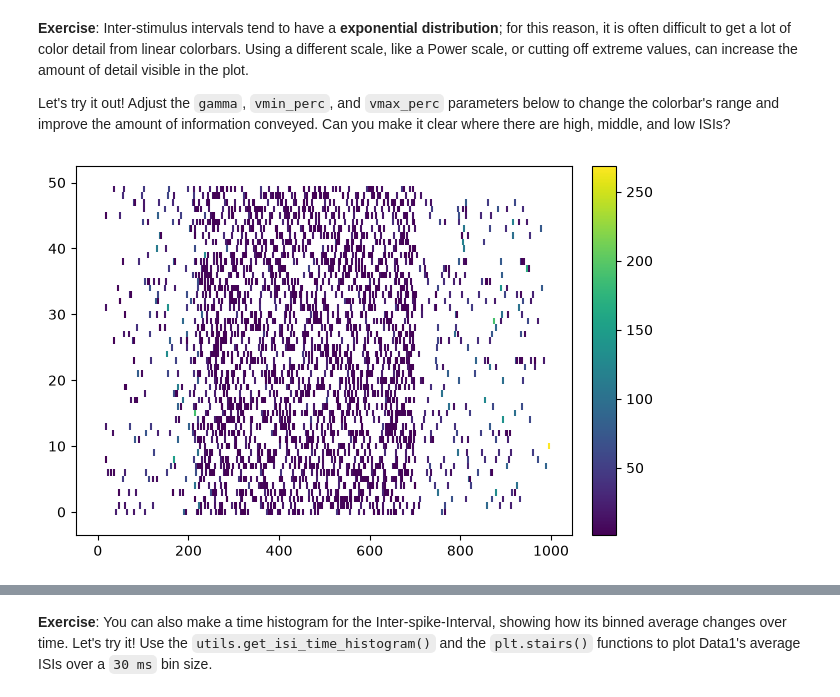
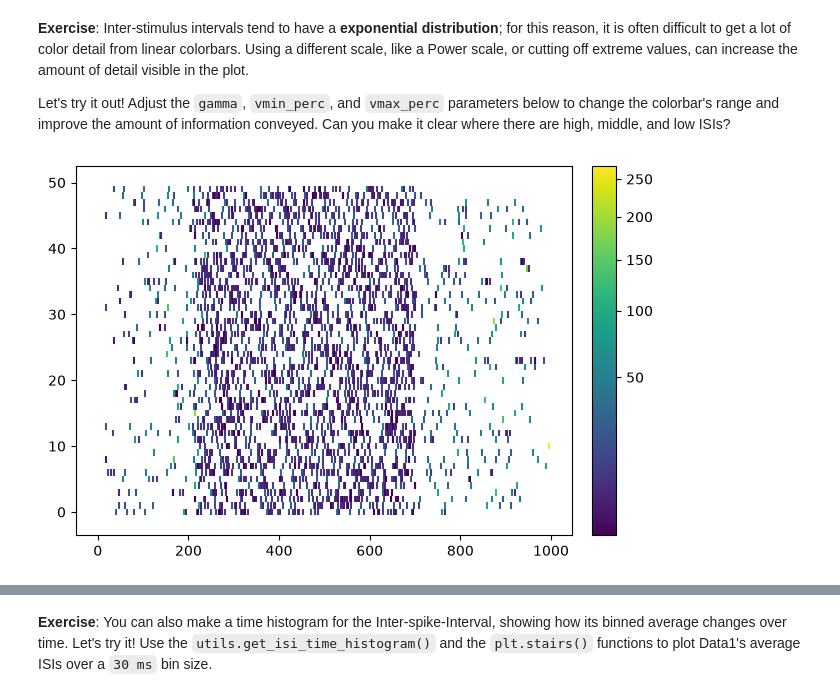
Before and after one commit to neurodidi/ANDA-Day1-Spike-Train-Correlations, a Jupyter notebook: 02_cross_correlations/02_cross_correlations.ipynb, the cells around one changed output, grey strips where cells are left out. Drawn from its saved outputs; the diff is of its cells as text; code cells hidden in the pictures.

```diff
--- a/02_cross_correlations/02_cross_correlations.ipynb
+++ b/02_cross_correlations/02_cross_correlations.ipynb
@@ -222,3 +222,8 @@ plt.eventplot(spike_times[0]);
 [figure]
 # %% [markdown]
 **Exercise**: Load the spike trains from Data1's neuron, extract its spike times, and plot the third spike train (i.e. index `2`) as a raster plot.
+# %%
+spike_trains = utils.load_spike_trains("data/Data1.nix")
+spike_times = utils.get_spike_times(spike_trains)
+print("spike_times[2]")
+plt.eventplot(spike_times[2]);
@@ -225,2 +233,6 @@ plt.eventplot(spike_times[0]);
 # %% [markdown]
 **Exercise**: Make a raster plot from all of Data1's spike times. (*Hint*: no loops needed; `plt.eventplot()` can plot all of the spike trains at once!)  Does this neuron show **stationary** or **nonstationary** spiking behavior?
+# %%
+spike_trains = utils.load_spike_trains("data/Data1.nix")
+spike_times = utils.get_spike_times(spike_trains)
+plt.eventplot(spike_times);
@@ -237,3 +253,10 @@ plt.stairs(counts, time_bins);
 # %% [markdown]
 **Exercise**: How does the `bin_size` parameter affect the quality of the time histogram?  Make histograms with a low `bin_size` and a high `bin_size` and compare the plots.  What compromise is made when selecting a bin size?
   - **Tip**: Use `density = True` when comparing histogram data, so to normalize the heights of the bins.
+# %%
+sts = utils.load_spike_trains("data/Data1.nix")
+size = [20, 40, 60, 80]
+print("histogram plotting spikes across all neurons for a given time step of the task")
+for s in size:
+    counts, time_bins = utils.get_spike_time_histogram(sts, bin_size=s * pq.ms, density = True);
+    plt.stairs(counts, time_bins);
@@ -253,7 +279,7 @@ Let's try it out!  Adjust the `gamma`, `vmin_perc`, and `vmax_perc` parameters b
 # %%
 sts = utils.load_spike_trains("data/Data1.nix")
 spike_times = utils.get_spike_times(sts)
 isis = utils.get_isis(sts)
-utils.eventplot_colored(spike_times, isis, gamma=1., vmin_perc=.0001, vmax_perc=.9999);
+utils.eventplot_colored(spike_times, isis, gamma=.5, vmin_perc=.0001, vmax_perc=.9999);
 # %% [output]
-[figure, old version]
+[figure, new version]
```
Also changed, not shown: parts of 13 cells of this notebook, 5 other files.
